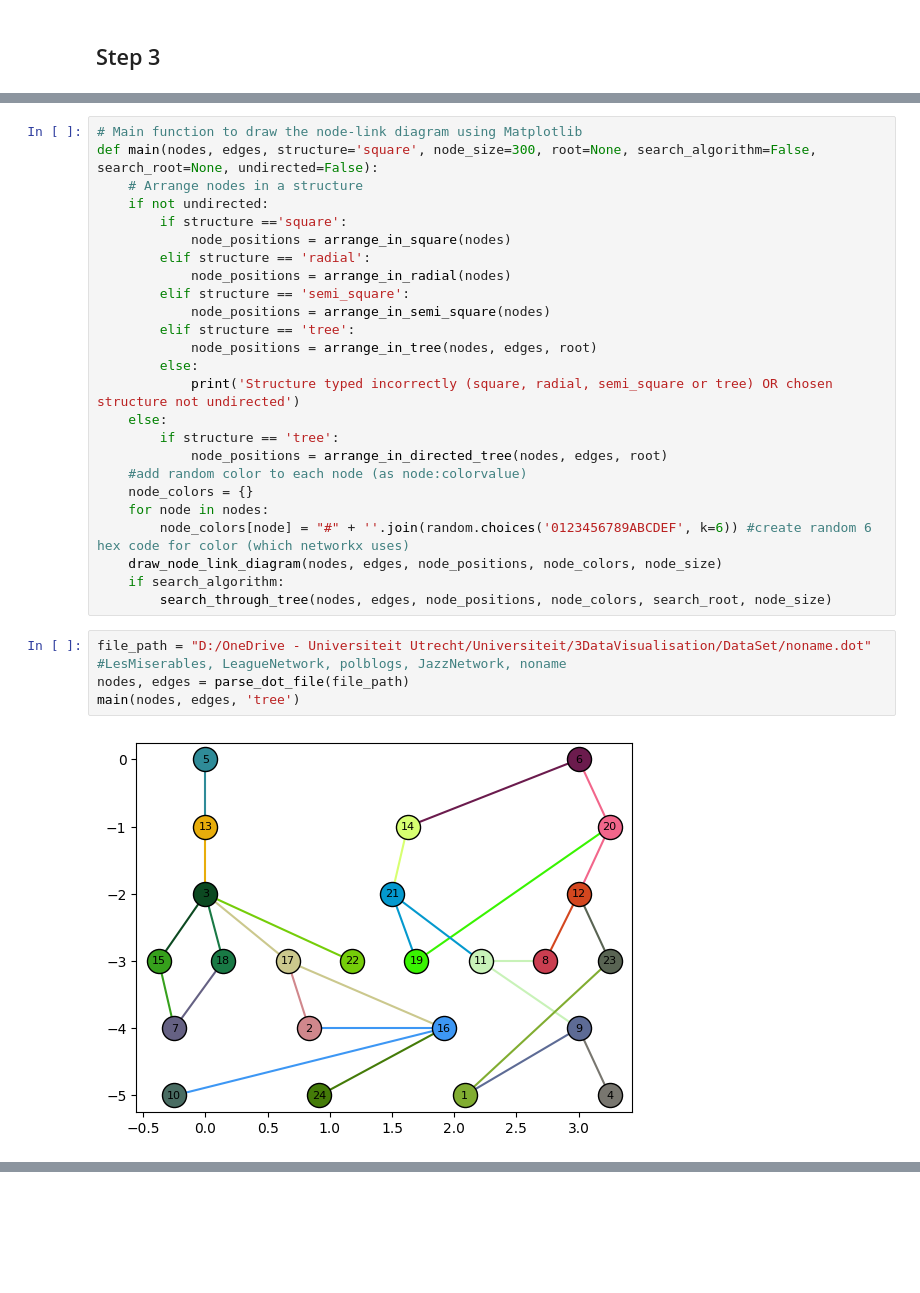
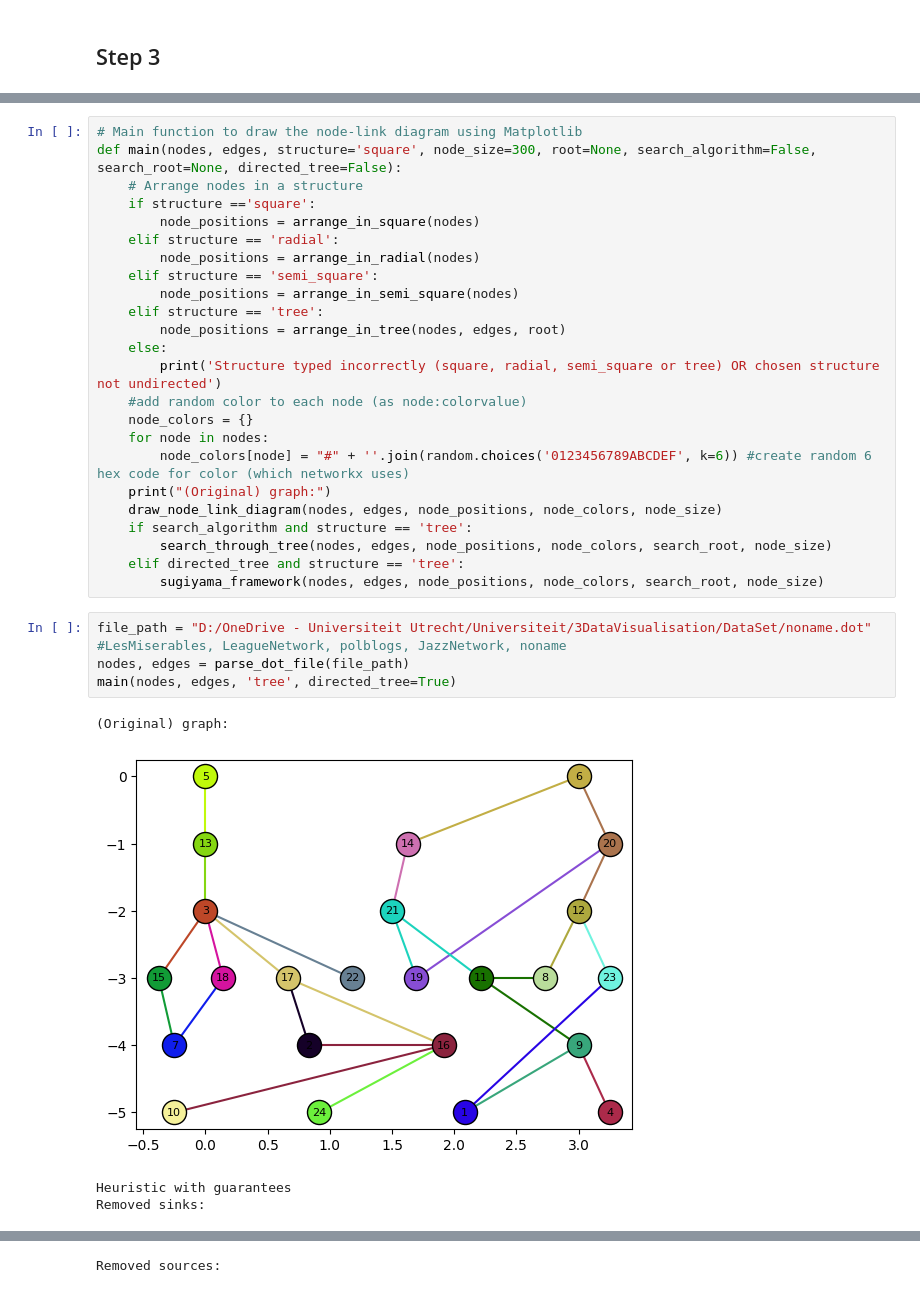
Before and after one commit to GameModes/DataVisualisationCourse, a Jupyter notebook: Projects/DataVisStep4.ipynb, the cells around one changed output, grey strips where cells are left out. Saved outputs shown, nothing was run; the diff lists cells and outputs as text; blank space fills up the shorter version.

```diff
--- a/Projects/DataVisStep4.ipynb
+++ b/Projects/DataVisStep4.ipynb
@@ -387,33 +479,35 @@ def arrange_in_directed_tree():
     return None
 # %%
 # Main function to draw the node-link diagram using Matplotlib
-def main(nodes, edges, structure='square', node_size=300, root=None, search_algorithm=False, search_root=None, undirected=False):
+def main(nodes, edges, structure='square', node_size=300, root=None, search_algorithm=False, search_root=None, directed_tree=False):
     # Arrange nodes in a structure
-    if not undirected:
-        if structure =='square':
-            node_positions = arrange_in_square(nodes)
-        elif structure == 'radial':
-            node_positions = arrange_in_radial(nodes)
-        elif structure == 'semi_square':
-            node_positions = arrange_in_semi_square(nodes)
-        elif structure == 'tree':
-            node_positions = arrange_in_tree(nodes, edges, root)
-        else:
-            print('Structure typed incorrectly (square, radial, semi_square or tree) OR chosen structure not undirected')
+    if structure =='square':
+        node_positions = arrange_in_square(nodes)
+    elif structure == 'radial':
+        node_positions = arrange_in_radial(nodes)
+    elif structure == 'semi_square':
+        node_positions = arrange_in_semi_square(nodes)
+    elif structure == 'tree':
+        node_positions = arrange_in_tree(nodes, edges, root)
     else:
-        if structure == 'tree':
-            node_positions = arrange_in_directed_tree(nodes, edges, root)
+        print('Structure typed incorrectly (square, radial, semi_square or tree) OR chosen structure not undirected')
     #add random color to each node (as node:colorvalue)
     node_colors = {}
     for node in nodes:
         node_colors[node] = "#" + ''.join(random.choices('0123456789ABCDEF', k=6)) #create random 6 hex code for color (which networkx uses)
+    print("(Original) graph:")
     draw_node_link_diagram(nodes, edges, node_positions, node_colors, node_size)
-    if search_algorithm:
+    if search_algorithm and structure == 'tree':
         search_through_tree(nodes, edges, node_positions, node_colors, search_root, node_size)
+    elif directed_tree and structure == 'tree':
+        sugiyama_framework(nodes, edges, node_positions, node_colors, search_root, node_size)
-# %%
-file_path = "D:/OneDrive - Universiteit Utrecht/Universiteit/3DataVisualisation/DataSet/noname.dot"
-#LesMiserables, LeagueNetwork, polblogs, JazzNetwork, noname
-nodes, edges = parse_dot_file(file_path)
-main(nodes, edges, 'tree')
-# %% [output]
-[figure, removed]
+# %%
+file_path = "D:/OneDrive - Universiteit Utrecht/Universiteit/3DataVisualisation/DataSet/noname.dot"
+#LesMiserables, LeagueNetwork, polblogs, JazzNetwork, noname
+nodes, edges = parse_dot_file(file_path)
+main(nodes, edges, 'tree', directed_tree=True)
+# %% [output]
+(Original) graph:
+[figure, added]
+Heuristic with guarantees
+Removed sinks:
@@ -419,0 +515 @@ main(nodes, edges, 'tree')
+Removed sources:
```
Also changed, not shown: parts of 10 cells of this notebook.
